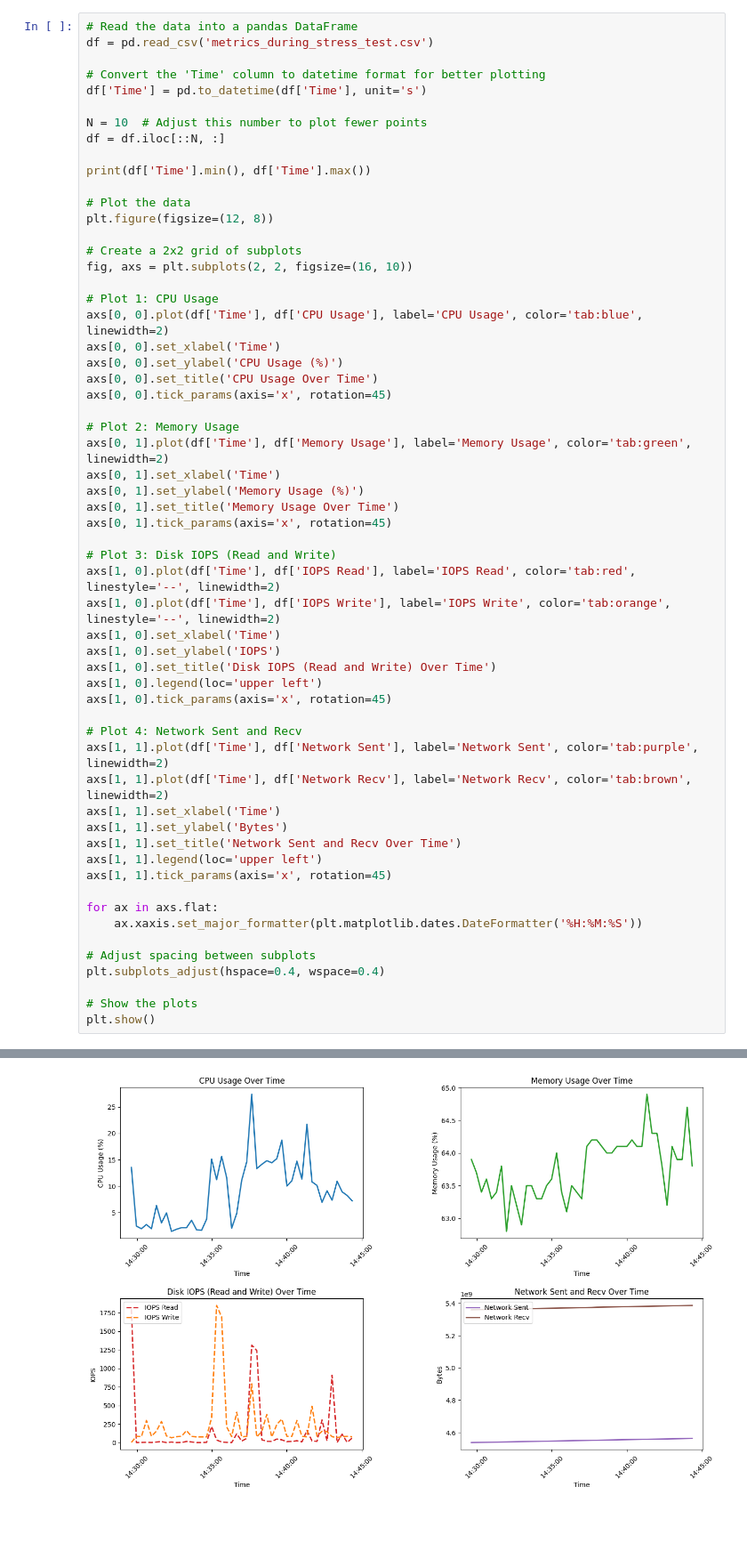
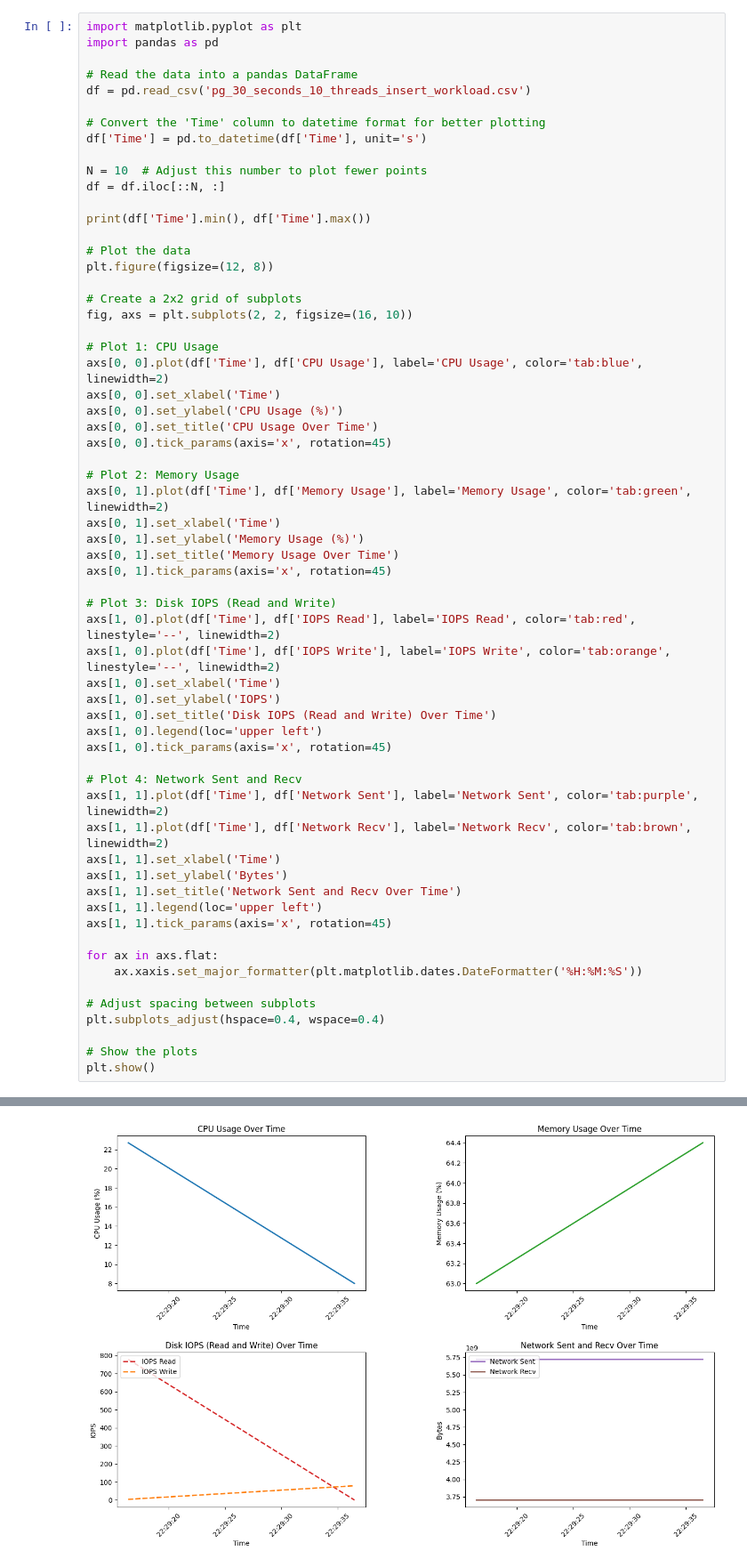
Before and after one commit to leonardomaier/analise-comparativa-dbs, a Jupyter notebook: resources-charts.ipynb, the cells around one changed output, grey strips where cells are left out. Shown: that part at 89% size. Saved outputs shown, nothing was run; the diff lists cells and outputs as text; blank space fills up the shorter version.

```diff
--- a/resources-charts.ipynb
+++ b/resources-charts.ipynb
@@ -4,6 +1,9 @@ import pandas as pd
 # %%
+import matplotlib.pyplot as plt
+import pandas as pd
+
 # Read the data into a pandas DataFrame
-df = pd.read_csv('metrics_during_stress_test.csv')
+df = pd.read_csv('pg_30_seconds_10_threads_insert_workload.csv')
 
 # Convert the 'Time' column to datetime format for better plotting
 df['Time'] = pd.to_datetime(df['Time'], unit='s')
@@ -64,2 +64,2 @@ plt.show()
 <Figure size 1200x800 with 0 Axes>
-[figure, old version]
+[figure, new version]
```
Also changed, not shown: parts of 2 cells of this notebook, 7 other files.
